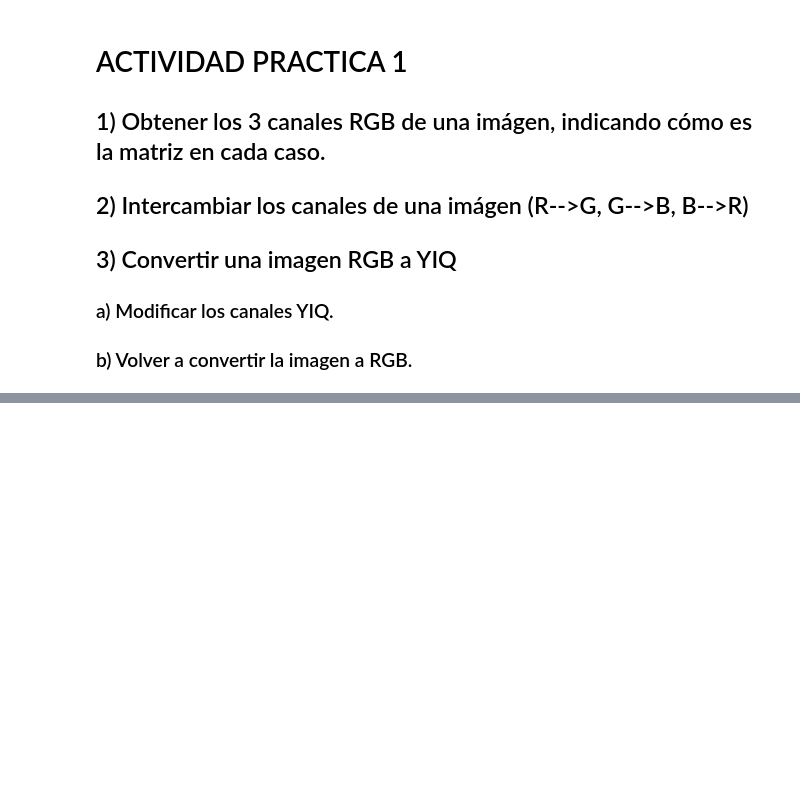
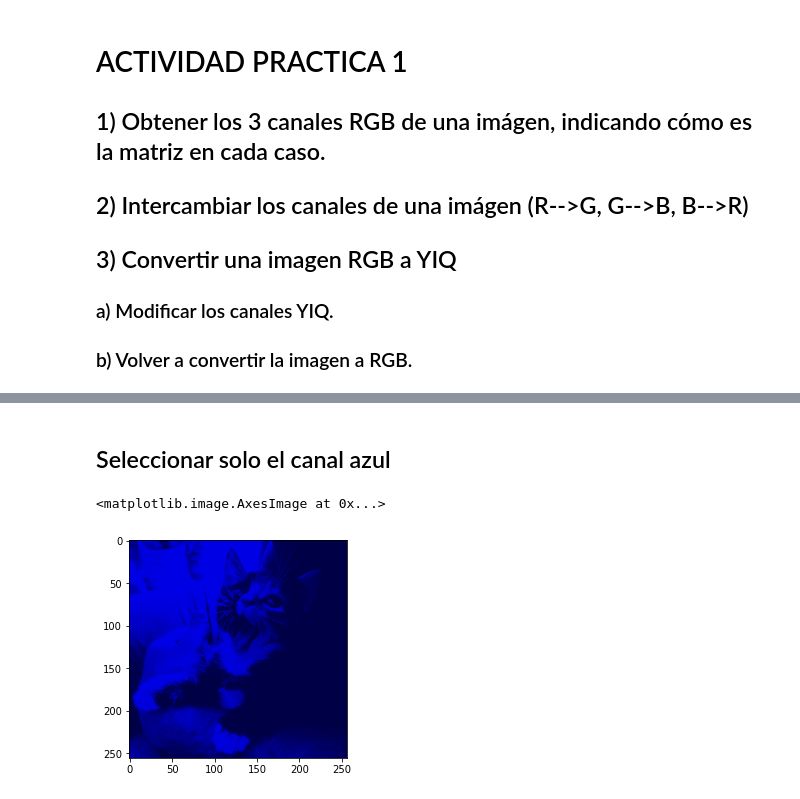
Before and after one commit to FaragoFa/PDI, a Jupyter notebook: PDI_Practica1.ipynb, the cells around one changed output, grey strips where cells are left out. Cells and saved outputs as stored; diff of their text form; code cells hidden in the pictures; blank space fills up the shorter version.

```diff
--- a/PDI_Practica1.ipynb
+++ b/PDI_Practica1.ipynb
@@ -38,0 +76,14 @@ AttributeError: ignored
+# %% [markdown]
+## Seleccionar solo el canal azul
+# %%
+#Creo una matriz de transformación.
+M = np.array([[0,0,0],
+              [0,0,0],
+              [0,0,1]])
+
+img_blue = apply_matrix(img_rgb, M)
+
+plt.imshow(img_blue)
+# %% [output]
+<matplotlib.image.AxesImage at 0x...>
+[figure, added]
```
Also changed, not shown: parts of 35 cells of this notebook.
